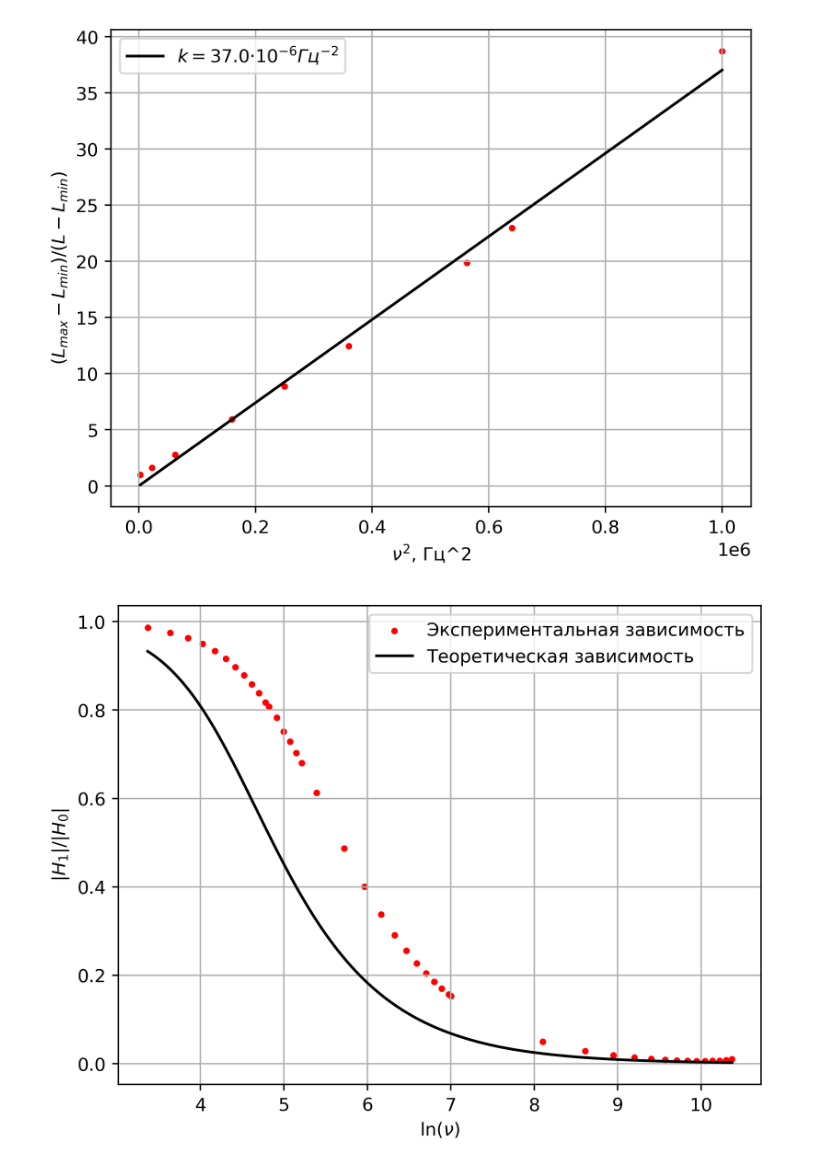
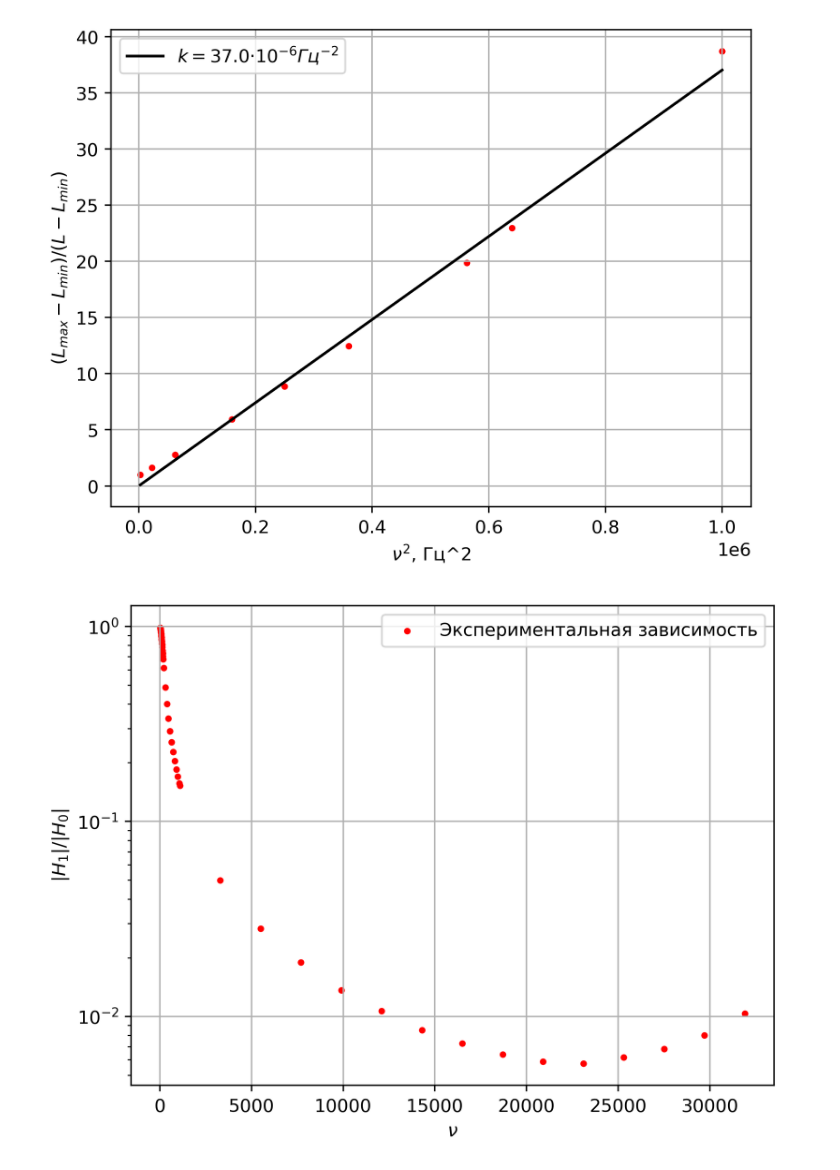
Before and after one commit to kekoveca/Physics_labs, a Jupyter notebook: 2 course/lab371/lab371.ipynb, the cells around one changed output. Cells and saved outputs as stored; diff of their text form; code cells hidden in the pictures.

```diff
--- a/2 course/lab371/lab371.ipynb
+++ b/2 course/lab371/lab371.ipynb
@@ -147,36 +147,38 @@ V = np.array([0.194, 0.249, 0.301, 0.349, 0.393,
               0.433, 0.469, 0.502, 0.531, 0.557, 0.580,
               0.590, 0.616, 0.637, 0.656, 0.672, 0.686,
               0.716, 0.752, 0.763, 0.764, 0.759, 0.752, 0.742,
               0.730, 0.717, 0.703, 0.688, 0.683, 0.368, 0.224,
               0.151, 0.108, 0.081, 0.062, 0.049, 0.040, 0.034,
               0.029, 0.025, 0.021, 0.017, 0.013])
 I = np.array([465, 461, 456, 450, 444, 438, 432, 426, 420,
               414, 409, 404, 397, 393, 386, 381, 376, 364,
               347, 335, 327, 320, 313, 307, 301, 295, 288,
               281, 279, 153, 99, 71, 55, 43, 35, 28, 23,
               19, 15, 11, 7.7, 4.9, 2.7])
 nu = np.array([29, 38, 47, 56, 65, 74, 83, 92, 101, 110, 119,
                124, 136, 148, 160, 172, 184, 220, 305, 390,
                475, 560, 645, 730, 815, 900, 985, 1070,
                1100, 3300, 5500, 7700, 9900, 12100, 14300, 16500, 18700,
                20900, 23100, 25300, 27500, 29700, 31900])
 
 xi = V / (I * 0.001 * nu)
 xi_0 = 0.01458339663
-x = np.log(nu)
+x = nu
 y = xi/xi_0
 y_1 = 1/(np.sqrt(1+(0.01332396594 * nu)**2))
 f1 = interp1d(x, y_1, kind = 'cubic')
 x_new = np.linspace(np.min(x), np.max(x), 1000)
 y_new = f1(x_new)
-plt.figure(dpi=400)
-plt.scatter(x, y, s=7, color='red')
-plt.plot(x_new, y_new, color='black',)
+fig = plt.figure(dpi=400)
+ax = fig.add_subplot()
+ax.set_yscale('log')
+plt.scatter(x, y, s = 7, color='red')
+# plt.semilogy(x_new, y_new, color='black',)
 
 plt.ylabel('$|H_1|/|H_0|$')
-plt.xlabel('$\\ln(\\nu)$')
+plt.xlabel('$\\nu$')
 plt.grid()
 plt.legend(['Экспериментальная зависимость', 'Теоретическая зависимость'])
 plt.savefig('Hlnnu')
 # %% [output]
-[figure, old version]
+[figure, new version]
```
Also changed, not shown: 23 other files.
